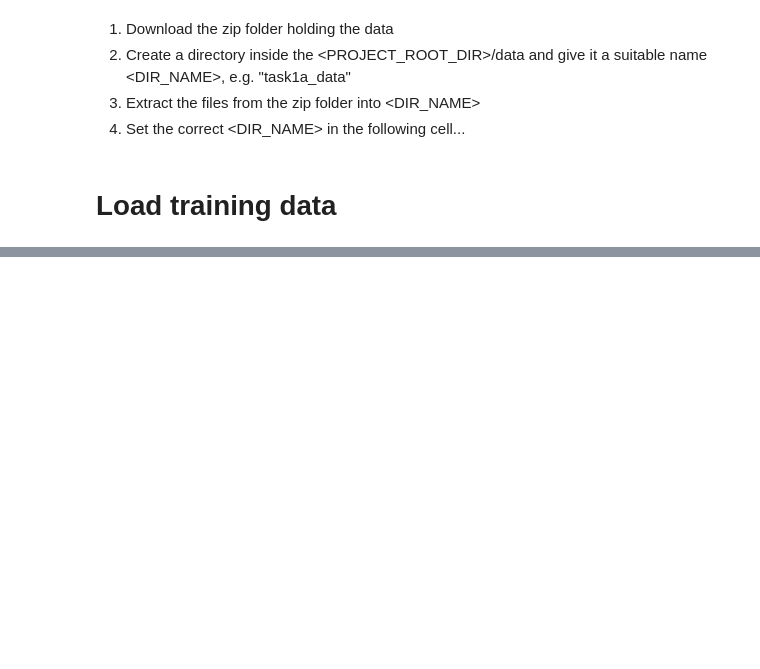
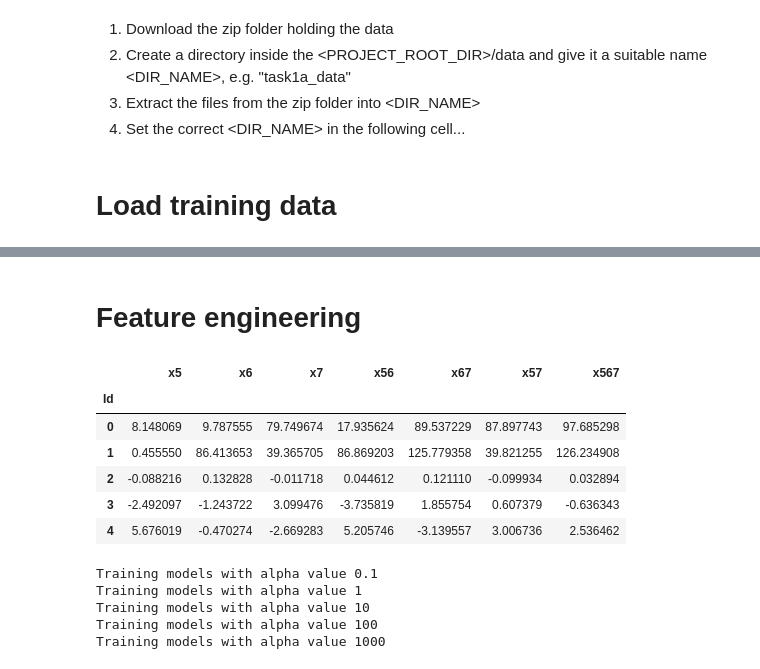
Before and after one commit to matthaeusheer/ml-project, a Jupyter notebook: notebooks/task_1a.ipynb, the cells around one changed output, grey strips where cells are left out. Cells and saved outputs as stored; diff of their text form; code cells hidden in the pictures; blank space fills up the shorter version.

```diff
--- a/notebooks/task_1a.ipynb
+++ b/notebooks/task_1a.ipynb
@@ -81,9 +102,29 @@ _ = scatter_matrix(pd.concat([train_Y, train_X], axis=1), alpha=0.3, figsize=(15
+# %% [markdown]
+# Feature engineering
 # %%
 # Based on the plot above, we can essentially concentrate our efforts on x5, x6 and x7
 # TODO: Is that actually true? How to interpret the scatter matrix?
 
 train_X_cleaned = train_X[['x5', 'x6', 'x7']]
+train_X_cleaned['x56'] = train_X_cleaned['x5'] + train_X_cleaned['x6']
+train_X_cleaned['x67'] = train_X_cleaned['x6'] + train_X_cleaned['x7']
+train_X_cleaned['x57'] = train_X_cleaned['x5'] + train_X_cleaned['x7']
+train_X_cleaned['x567'] = train_X_cleaned['x5'] + train_X_cleaned['x6'] + train_X_cleaned['x7']
+
+#train_X_cleaned['xm56'] = train_X_cleaned['x5'] * train_X_cleaned['x6']
+#train_X_cleaned['xm67'] = train_X_cleaned['x6'] * train_X_cleaned['x7']
+#train_X_cleaned['xm57'] = train_X_cleaned['x5'] * train_X_cleaned['x7']
+#train_X_cleaned['xm567'] = train_X_cleaned['x5'] * train_X_cleaned['x6'] * train_X_cleaned['x7']
+
 train_X_cleaned.head()
+# %% [output]
+|  | x5 | x6 | x7 | x56 | x67 | x57 | x567 |
+| Id |  |  |  |  |  |  |  |
+| 0 | 8.148069 | 9.787555 | 79.749674 | 17.935624 | 89.537229 | 87.897743 | 97.685298 |
+| 1 | 0.455550 | 86.413653 | 39.365705 | 86.869203 | 125.779358 | 39.821255 | 126.234908 |
+| 2 | -0.088216 | 0.132828 | -0.011718 | 0.044612 | 0.121110 | -0.099934 | 0.032894 |
+| 3 | -2.492097 | -1.243722 | 3.099476 | -3.735819 | 1.855754 | 0.607379 | -0.636343 |
+| 4 | 5.676019 | -0.470274 | -2.669283 | 5.205746 | -3.139557 | 3.006736 | 2.536462 |
 # %%
 """
 For each of the pre-defined regularization values, we create a Pipeline consisting of a the ridge regressor itself.
@@ -115,6 +156,12 @@ for alpha_value, ridge_pipe in models.items():
     grid_cv_estimators[alpha_value] = grid_cv
 
     # print('\tAvg. RMSE of runs: ', grid_cv.cv_results_['mean_test_score'], '\n')
+# %% [output]
+Training models with alpha value 0.1
+Training models with alpha value 1
+Training models with alpha value 10
+Training models with alpha value 100
+Training models with alpha value 1000
 # %%
 results = []
 
```
Also changed, not shown: parts of 7 cells of this notebook.
